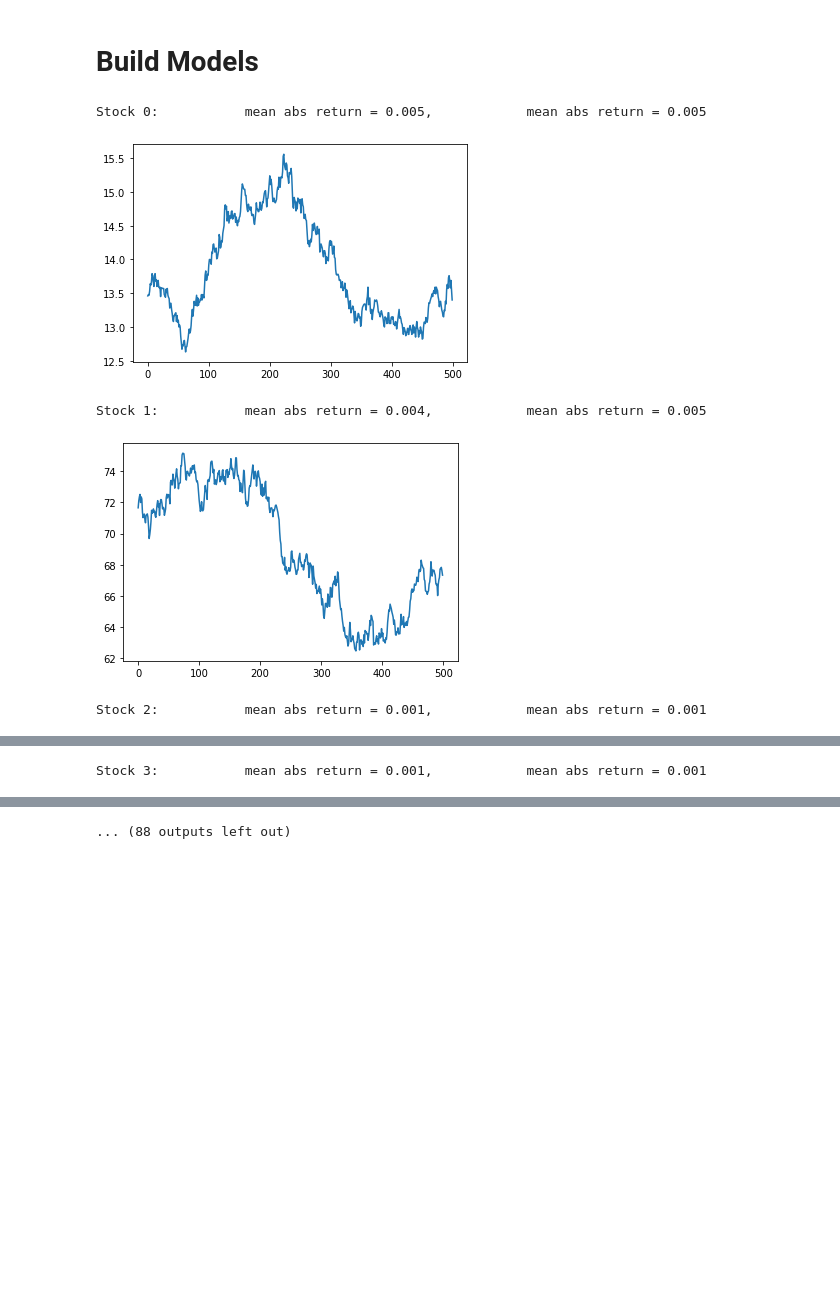
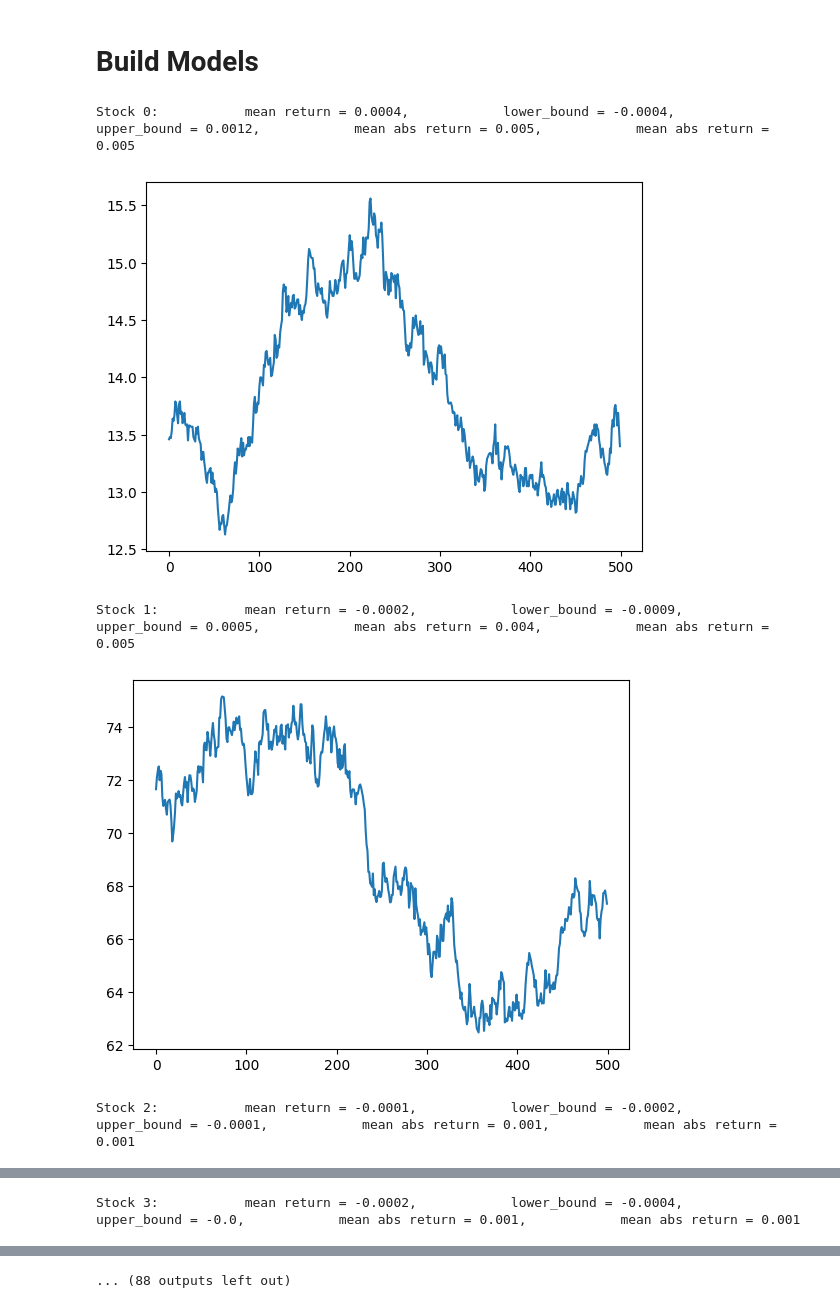
Before and after one commit to TGChenZP/SIG-Hack_AlgoTrading2024__GroupWork__Py, a Jupyter notebook: eda.ipynb, the cells around one changed output, grey strips where cells are left out. Drawn from its saved outputs; the diff is of its cells as text; code cells hidden in the pictures; blank space fills up the shorter version.

```diff
--- a/eda.ipynb
+++ b/eda.ipynb
@@ -77,13 +77,20 @@ log_return_df = feature_engineer(prcAll)
 # %%
 for i in range(50):
     prices_df[i].plot()
+    std = log_return_df[str(i)].iloc[:250].std()
+    mean = log_return_df[str(i)][:250].mean()
+    lower_bound = mean - 2*std/np.sqrt(250)
+    upper_bound = mean + 2*std/np.sqrt(250)
     print(f'Stock {i}:\
+           mean return = {np.round(log_return_df[str(i)].iloc[:250].mean(), 4)}, \
+           lower_bound = {np.round(lower_bound, 4)}, \
+           upper_bound = {np.round(upper_bound, 4)}, \
            mean abs return = {np.round(np.abs(log_return_df[str(i)].iloc[:250]).mean(), 3)}, \
            mean abs return = {np.round(np.abs(log_return_df[str(i)]).mean(), 3)}')
     plt.show()
 # %% [output]
-Stock 0:           mean abs return = 0.005,            mean abs return = 0.005
+Stock 0:           mean return = 0.0004,            lower_bound = -0.0004,            upper_bound = 0.0012,            mean abs return = 0.005,            mean abs return = 0.005
-[figure, old version]
+[figure, new version]
-Stock 1:           mean abs return = 0.004,            mean abs return = 0.005
+Stock 1:           mean return = -0.0002,            lower_bound = -0.0009,            upper_bound = 0.0005,            mean abs return = 0.004,            mean abs return = 0.005
-[figure, old version]
+[figure, new version]
-Stock 2:           mean abs return = 0.001,            mean abs return = 0.001
+Stock 2:           mean return = -0.0001,            lower_bound = -0.0002,            upper_bound = -0.0001,            mean abs return = 0.001,            mean abs return = 0.001
@@ -91 +98 @@ Stock 2:           mean abs return = 0.001,            mean abs return = 0.001
-Stock 3:           mean abs return = 0.001,            mean abs return = 0.001
+Stock 3:           mean return = -0.0002,            lower_bound = -0.0004,            upper_bound = -0.0,            mean abs return = 0.001,            mean abs return = 0.001
```
Also changed, not shown: parts of 1 cell of this notebook.
